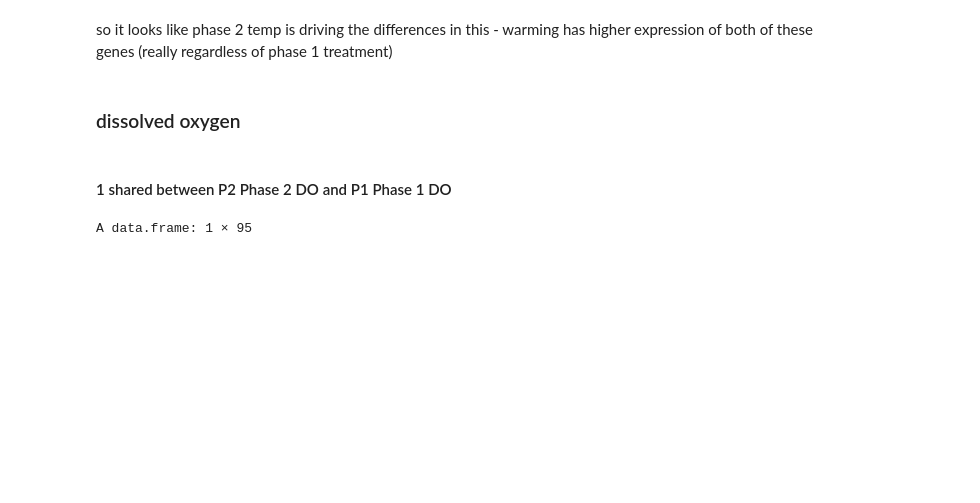
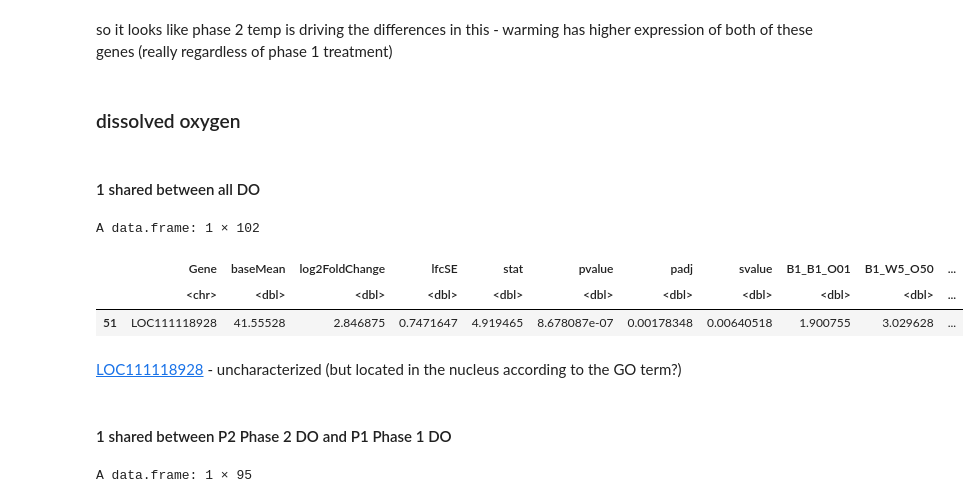
Before and after one commit to jgmcdonough/CE24_RNA-seq, a Jupyter notebook: analysis/diff_expression/DEGs_overlap.ipynb, the cells around one changed output. Cells and saved outputs as stored; diff of their text form; code cells hidden in the pictures; blank space fills up the shorter version.

Commit message:
rerun code to identify shared genes, add links to NCBI and gene names

```diff
--- a/analysis/diff_expression/DEGs_overlap.ipynb
+++ b/analysis/diff_expression/DEGs_overlap.ipynb
@@ -395,6 +253,17 @@ Warning message:
 so it looks like phase 2 temp is driving the differences in this - warming has higher expression of both of these genes (really regardless of phase 1 treatment)
 # %% [markdown]
 ### dissolved oxygen
+# %% [markdown]
+#### 1 shared between all DO
+# %%
+p2_p1.DO[p2_p1.DO$Gene %in% p2_p2.DO[p2_p2.DO$Gene %in% p1_DO$X,]$Gene, ]
+# %% [output]
+A data.frame: 1 × 102
+|  | Gene | baseMean | log2FoldChange | lfcSE | stat | pvalue | padj | svalue | B1_B1_O01 | B1_W5_O50 | ... |
+|  | <chr> | <dbl> | <dbl> | <dbl> | <dbl> | <dbl> | <dbl> | <dbl> | <dbl> | <dbl> | ... |
+| 51 | LOC111118928 | 41.55528 | 2.846875 | 0.7471647 | 4.919465 | 8.678087e-07 | 0.00178348 | 0.00640518 | 1.900755 | 3.029628 | ... |
+# %% [markdown]
+[LOC111118928](https://www.ncbi.nlm.nih.gov/gene/?term=LOC111118928) - uncharacterized (but located in the nucleus according to the GO term?)
 # %% [markdown]
 #### 1 shared between P2 Phase 2 DO and P1 Phase 1 DO
 # %%
```
Also changed, not shown: parts of 17 cells of this notebook.
